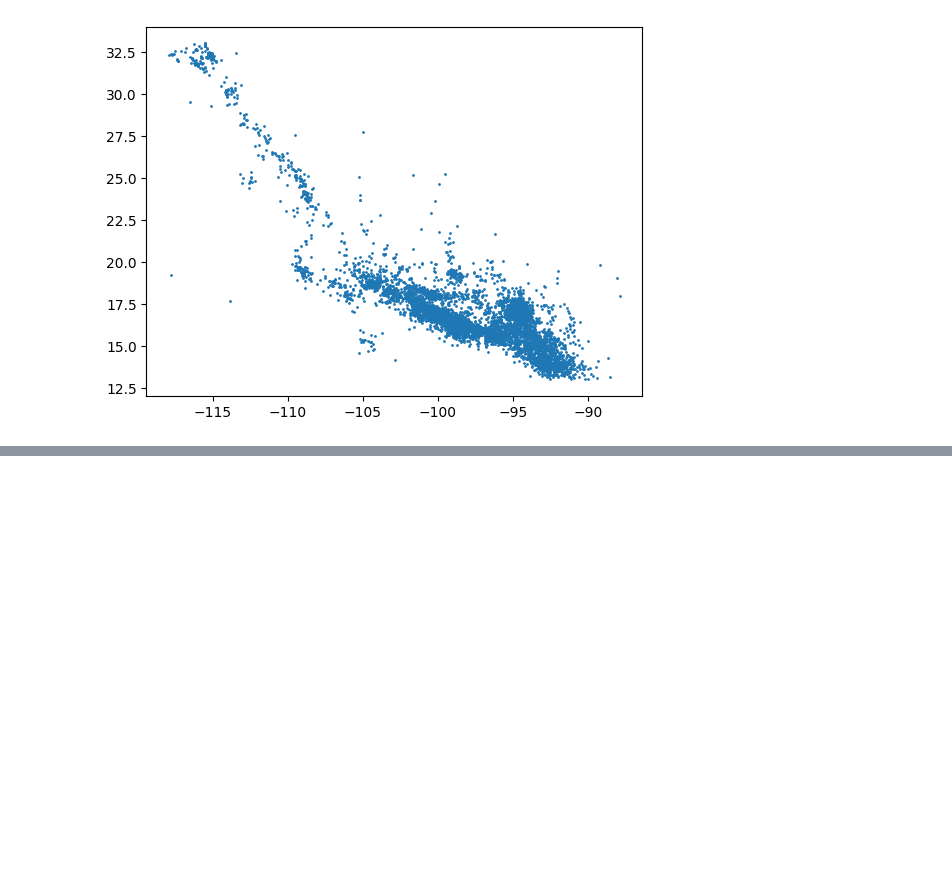
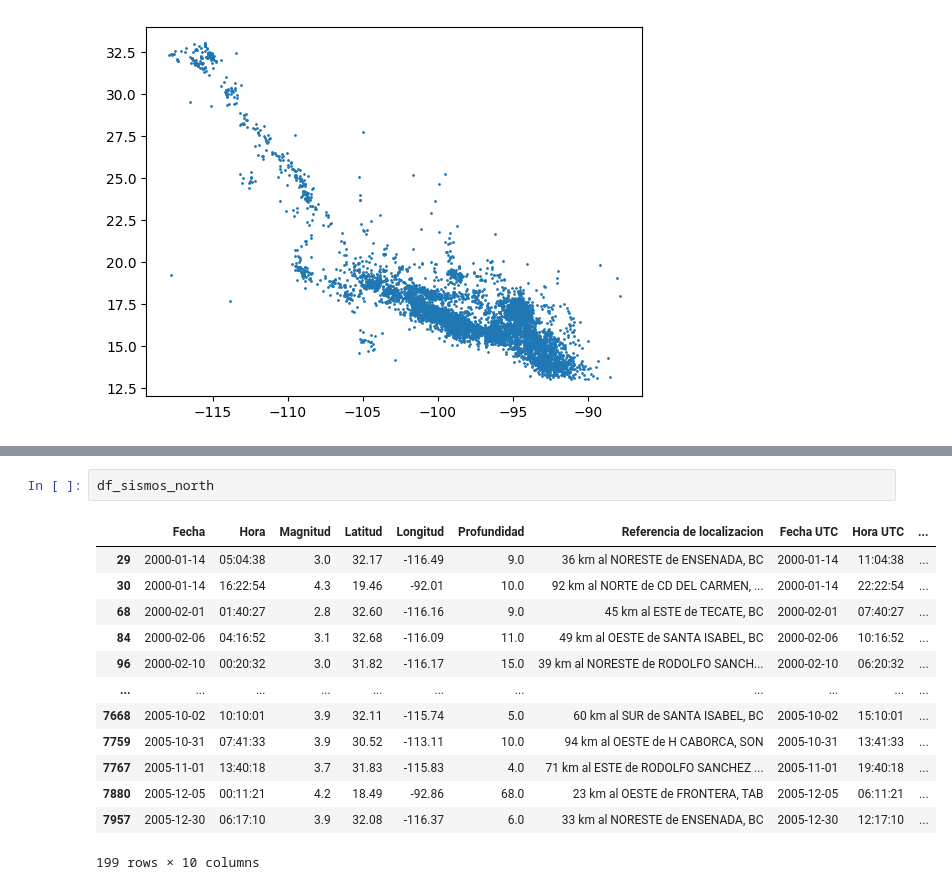
Before and after one commit to yosetcruz/Ciencia-de-Datos-, a Jupyter notebook: Actividad_2_CD.ipynb, the cells around one changed output, grey strips where cells are left out. Drawn from its saved outputs; the diff is of its cells as text; blank space fills up the shorter version.

```diff
--- a/Actividad_2_CD.ipynb
+++ b/Actividad_2_CD.ipynb
@@ -55,0 +80,16 @@ ax.scatter(df_sismos["Longitud"],df_sismos["Latitud"],s=1, color= "orange")
+# %%
+df_sismos_north
+# %% [output]
+|  | Fecha | Hora | Magnitud | Latitud | Longitud | Profundidad | Referencia de localizacion | Fecha UTC | Hora UTC | ... |
+| 29 | 2000-01-14 | 05:04:38 | 3.0 | 32.17 | -116.49 | 9.0 | 36 km al NORESTE de ENSENADA, BC | 2000-01-14 | 11:04:38 | ... |
+| 30 | 2000-01-14 | 16:22:54 | 4.3 | 19.46 | -92.01 | 10.0 | 92 km al NORTE de CD DEL CARMEN, ... | 2000-01-14 | 22:22:54 | ... |
+| 68 | 2000-02-01 | 01:40:27 | 2.8 | 32.60 | -116.16 | 9.0 | 45 km al ESTE de TECATE, BC | 2000-02-01 | 07:40:27 | ... |
+| 84 | 2000-02-06 | 04:16:52 | 3.1 | 32.68 | -116.09 | 11.0 | 49 km al OESTE de SANTA ISABEL, BC | 2000-02-06 | 10:16:52 | ... |
+| 96 | 2000-02-10 | 00:20:32 | 3.0 | 31.82 | -116.17 | 15.0 | 39 km al NORESTE de RODOLFO SANCH... | 2000-02-10 | 06:20:32 | ... |
+| ... | ... | ... | ... | ... | ... | ... | ... | ... | ... | ... |
+| 7668 | 2005-10-02 | 10:10:01 | 3.9 | 32.11 | -115.74 | 5.0 | 60 km al SUR de SANTA ISABEL, BC | 2005-10-02 | 15:10:01 | ... |
+| 7759 | 2005-10-31 | 07:41:33 | 3.9 | 30.52 | -113.11 | 10.0 | 94 km al OESTE de H CABORCA, SON | 2005-10-31 | 13:41:33 | ... |
+| 7767 | 2005-11-01 | 13:40:18 | 3.7 | 31.83 | -115.83 | 4.0 | 71 km al ESTE de RODOLFO SANCHEZ ... | 2005-11-01 | 19:40:18 | ... |
+| 7880 | 2005-12-05 | 00:11:21 | 4.2 | 18.49 | -92.86 | 68.0 | 23 km al OESTE de FRONTERA, TAB | 2005-12-05 | 06:11:21 | ... |
+| 7957 | 2005-12-30 | 06:17:10 | 3.9 | 32.08 | -116.37 | 6.0 | 33 km al NORESTE de ENSENADA, BC | 2005-12-30 | 12:17:10 | ... |
+199 rows × 10 columns
```
Also changed, not shown: parts of 6 cells of this notebook.
